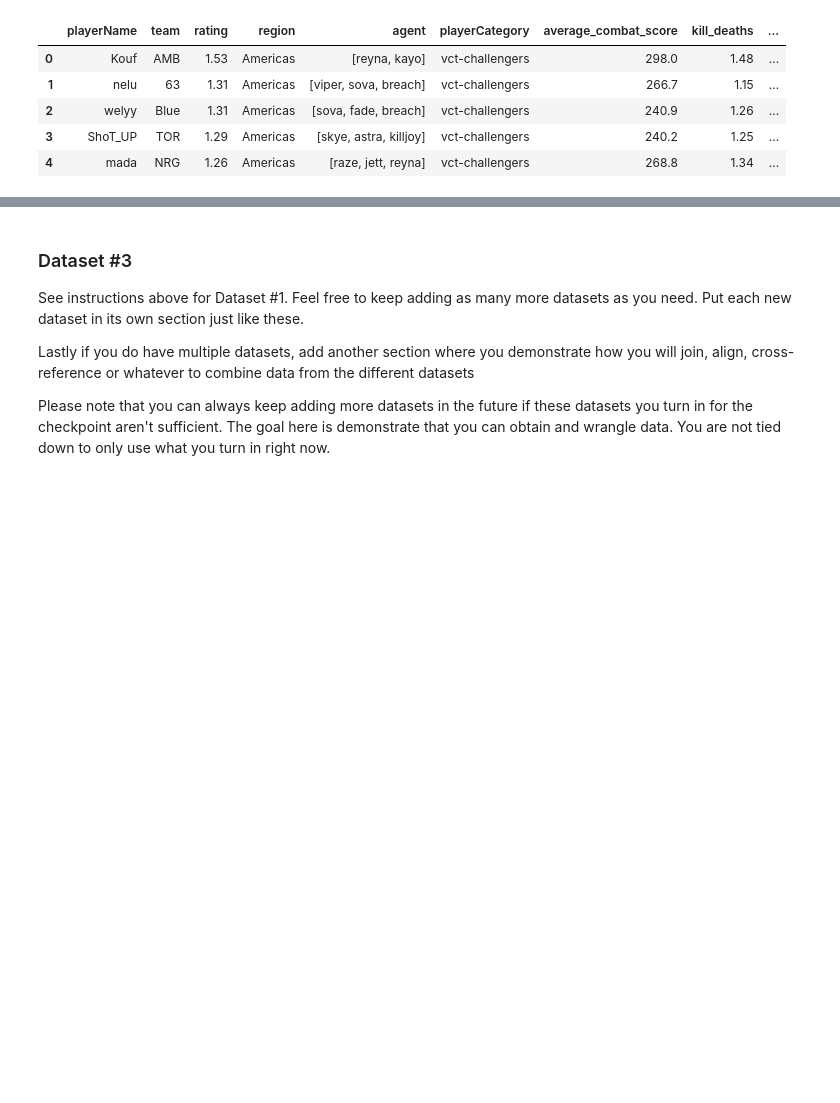
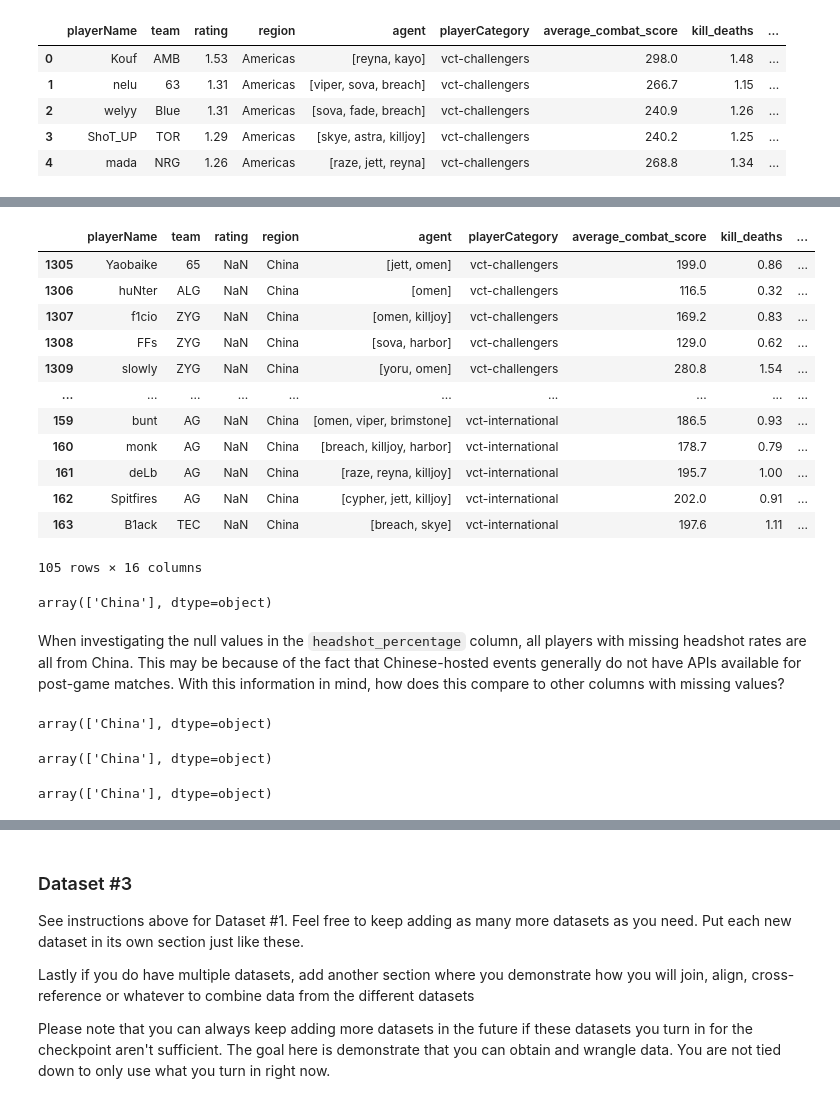
Before and after one commit to COGS108/Group102_WI26, a Jupyter notebook: 01-DataCheckpoint.ipynb, the cells around one changed output, grey strips where cells are left out. Cells and saved outputs as stored; diff of their text form; code cells hidden in the pictures; blank space fills up the shorter version.

Commit message:
updated dataset 2 missingness

```diff
--- a/01-DataCheckpoint.ipynb
+++ b/01-DataCheckpoint.ipynb
@@ -300,7 +300,26 @@ for col in percent_cols:
 
 vct_2024[percent_cols] = vct_2024[percent_cols].apply(pd.to_numeric, errors = 'coerce')
 
+# turning other col values from string to float
+object_cols = [
+    'rating',
+    'average_combat_score',
+    'kill_deaths',
+    'kill_assists_survived_traded',
+    'average_damage_per_round',
+    'kills_per_round',
+    'assists_per_round',
+    'first_kills_per_round',
+    'first_deaths_per_round',
+]
+
+for col in object_cols:
+    vct_2024[col] = vct_2024[col].replace('', None)
+
+vct_2024[object_cols] = vct_2024[object_cols].apply(pd.to_numeric, errors = 'coerce')
+
 # make sure everything is correct
-print(vct_2024[percent_cols].dtypes)
+print(vct_2024.dtypes)
+
 vct_2024.head(5)
 # %% [output]
@@ -318,0 +373,34 @@ Now, we can try to calculate the pick rate for each agent for the 2024 VCT and s
+# %%
+vct_2024[vct_2024['headshot_percentage'].isna()]
+# %% [output]
+|  | playerName | team | rating | region | agent | playerCategory | average_combat_score | kill_deaths | ... |
+| 1305 | Yaobaike | 65 | NaN | China | [jett, omen] | vct-challengers | 199.0 | 0.86 | ... |
+| 1306 | huNter | ALG | NaN | China | [omen] | vct-challengers | 116.5 | 0.32 | ... |
+| 1307 | f1cio | ZYG | NaN | China | [omen, killjoy] | vct-challengers | 169.2 | 0.83 | ... |
+| 1308 | FFs | ZYG | NaN | China | [sova, harbor] | vct-challengers | 129.0 | 0.62 | ... |
+| 1309 | slowly | ZYG | NaN | China | [yoru, omen] | vct-challengers | 280.8 | 1.54 | ... |
+| ... | ... | ... | ... | ... | ... | ... | ... | ... | ... |
+| 159 | bunt | AG | NaN | China | [omen, viper, brimstone] | vct-international | 186.5 | 0.93 | ... |
+| 160 | monk | AG | NaN | China | [breach, killjoy, harbor] | vct-international | 178.7 | 0.79 | ... |
+| 161 | deLb | AG | NaN | China | [raze, reyna, killjoy] | vct-international | 195.7 | 1.00 | ... |
+| 162 | Spitfires | AG | NaN | China | [cypher, jett, killjoy] | vct-international | 202.0 | 0.91 | ... |
+| 163 | B1ack | TEC | NaN | China | [breach, skye] | vct-international | 197.6 | 1.11 | ... |
+105 rows × 16 columns
+# %%
+vct_2024[vct_2024['headshot_percentage'].isna()]['region'].unique()
+# %% [output]
+array(['China'], dtype=object)
+# %% [markdown]
+When investigating the null values in the ``headshot_percentage`` column, all players with missing headshot rates are all from China. This may be because of the fact that Chinese-hosted events generally do not have APIs available for post-game matches. With this information in mind, how does this compare to other columns with missing values?
+# %%
+vct_2024[vct_2024['rating'].isna()]['region'].unique()
+# %% [output]
+array(['China'], dtype=object)
+# %%
+vct_2024[vct_2024['kill_assists_survived_traded'].isna()]['region'].unique()
+# %% [output]
+array(['China'], dtype=object)
+# %%
+vct_2024[vct_2024['average_damage_per_round'].isna()]['region'].unique()
+# %% [output]
+array(['China'], dtype=object)
```
Also changed, not shown: parts of 12 cells of this notebook, 1 other file.
